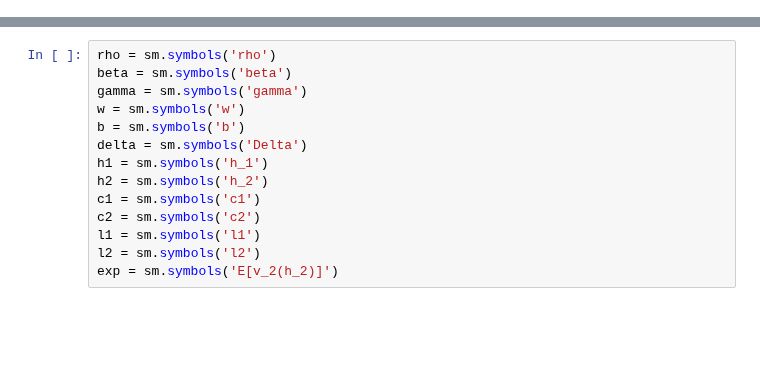
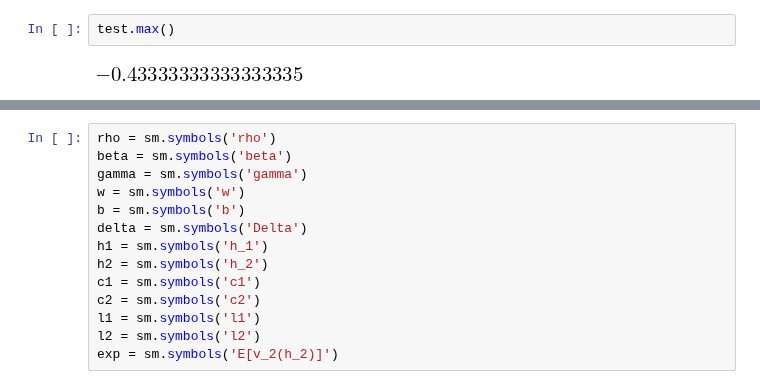
Before and after one commit to NumEconCopenhagen/projects-2019-al, a Jupyter notebook: examproject/August.ipynb, the cells around one changed output, grey strips where cells are left out. Cells and saved outputs as stored; diff of their text form; blank space fills up the shorter version.

```diff
--- a/examproject/August.ipynb
+++ b/examproject/August.ipynb
@@ -14,0 +77,4 @@ rand_func()
+# %%
+test.max()
+# %% [output]
+[figure, added]
```
Also changed, not shown: parts of 18 cells of this notebook, 1 other file.
